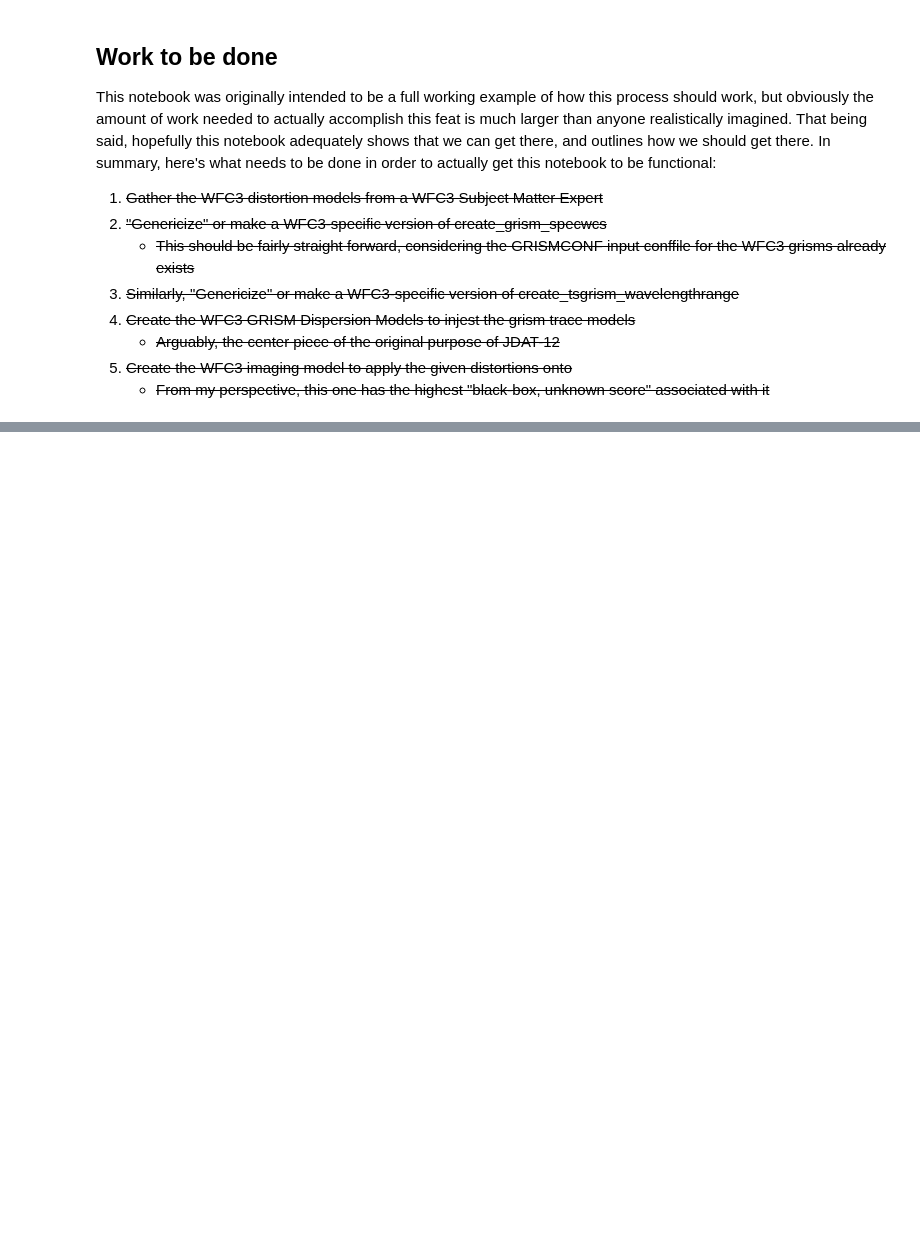
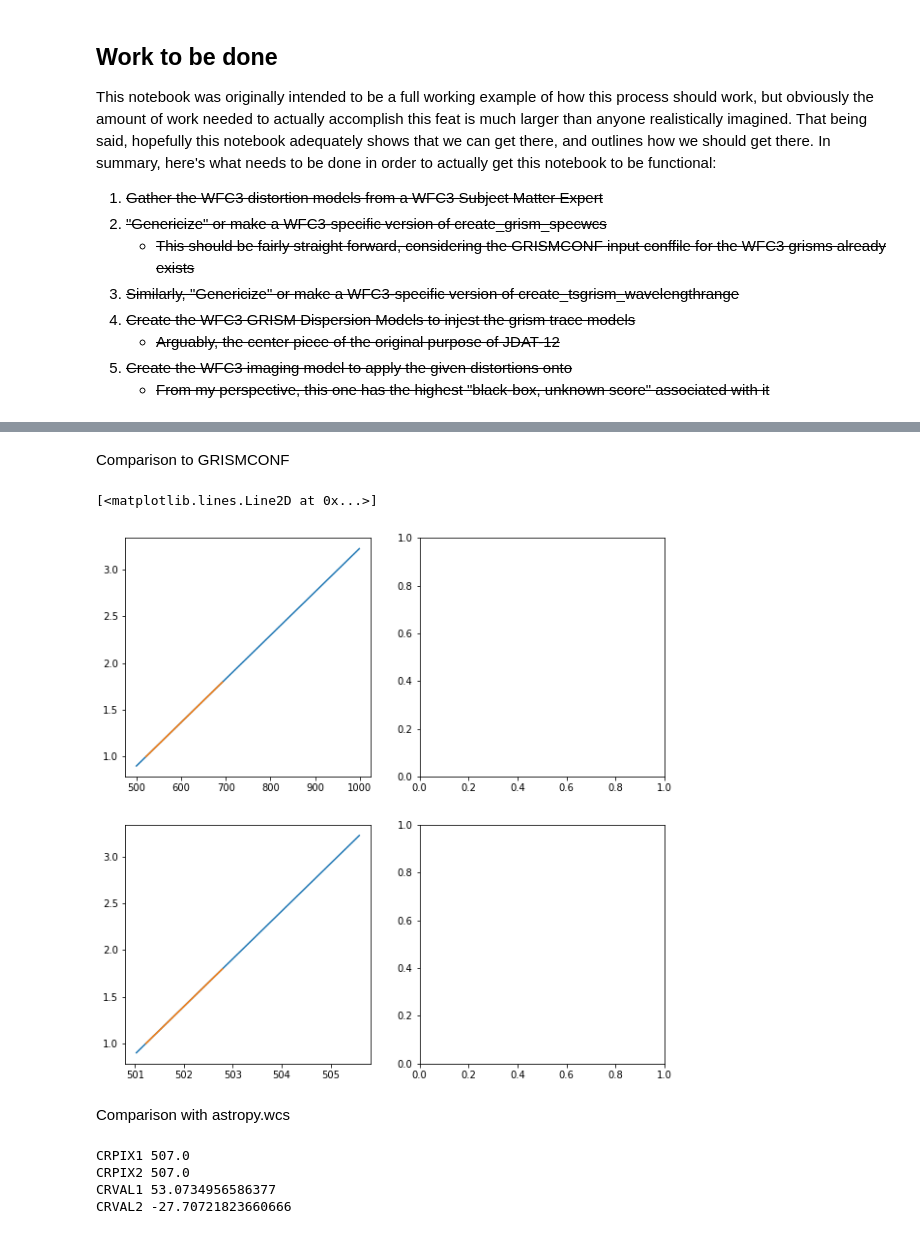
Before and after one commit to spacetelescope/astrogrism_sandbox, a Jupyter notebook: WFC3GeometricTransformation.ipynb, the cells around one changed output, grey strips where cells are left out. Drawn from its saved outputs; the diff is of its cells as text; code cells hidden in the pictures; blank space fills up the shorter version.

```diff
--- a/WFC3GeometricTransformation.ipynb
+++ b/WFC3GeometricTransformation.ipynb
@@ -872,0 +1131,2 @@ This notebook was originally intended to be a full working example of how this p
+# %% [markdown]
+Comparison to GRISMCONF
@@ -872,0 +1135,26 @@ This notebook was originally intended to be a full working example of how this p
+# %%
+C = grismconf.Config('/Users/imomcheva/WORK/GRIZLI/CONF/G141.conf')
+x0 = 500
+y0 = 500
+dt = np.abs(1/(C.DISPX('+1',x0,y0,1)-C.DISPX('+1',x0,y0,0)))
+t = np.arange(0.,1.,dt)
+dxs = C.DISPX('+1',x0,y0,t)
+dys = C.DISPY('+1',x0,y0,t)
+wavs = C.DISPL('+1',x0,y0,t)/1e4
+# %%
+fig, axs = plt.subplots(2,2, figsize=(10,10))
+
+axs[0,0].plot(x, grizli_lam)
+axs[0,0].plot(x0+dxs, wavs)
+
+#axs[0,1].plot(grizli_lam, x-grizli_x, 'o', color='black', markersize=0.1)
+
+axs[1,0].plot(y, grizli_lam)
+axs[1,0].plot(y0+dys, wavs)
+
+#axs[1,1].plot(grizli_lam, y-(grizli_y+500),'o', color='black', markersize=0.1)
+# %% [output]
+[<matplotlib.lines.Line2D at 0x...>]
+[figure, added]
+# %% [markdown]
+Comparison with astropy.wcs
@@ -872,0 +1168,8 @@ This notebook was originally intended to be a full working example of how this p
+# %%
+for keyword in ['CRPIX1','CRPIX2','CRVAL1','CRVAL2']:
+    print(keyword, grism_image_hdulist['SCI'].header[keyword])
+# %% [output]
+CRPIX1 507.0
+CRPIX2 507.0
+CRVAL1 53.0734956586377
+CRVAL2 -27.70721823660666
```
Also changed, not shown: parts of 32 cells of this notebook, 3 other files.
